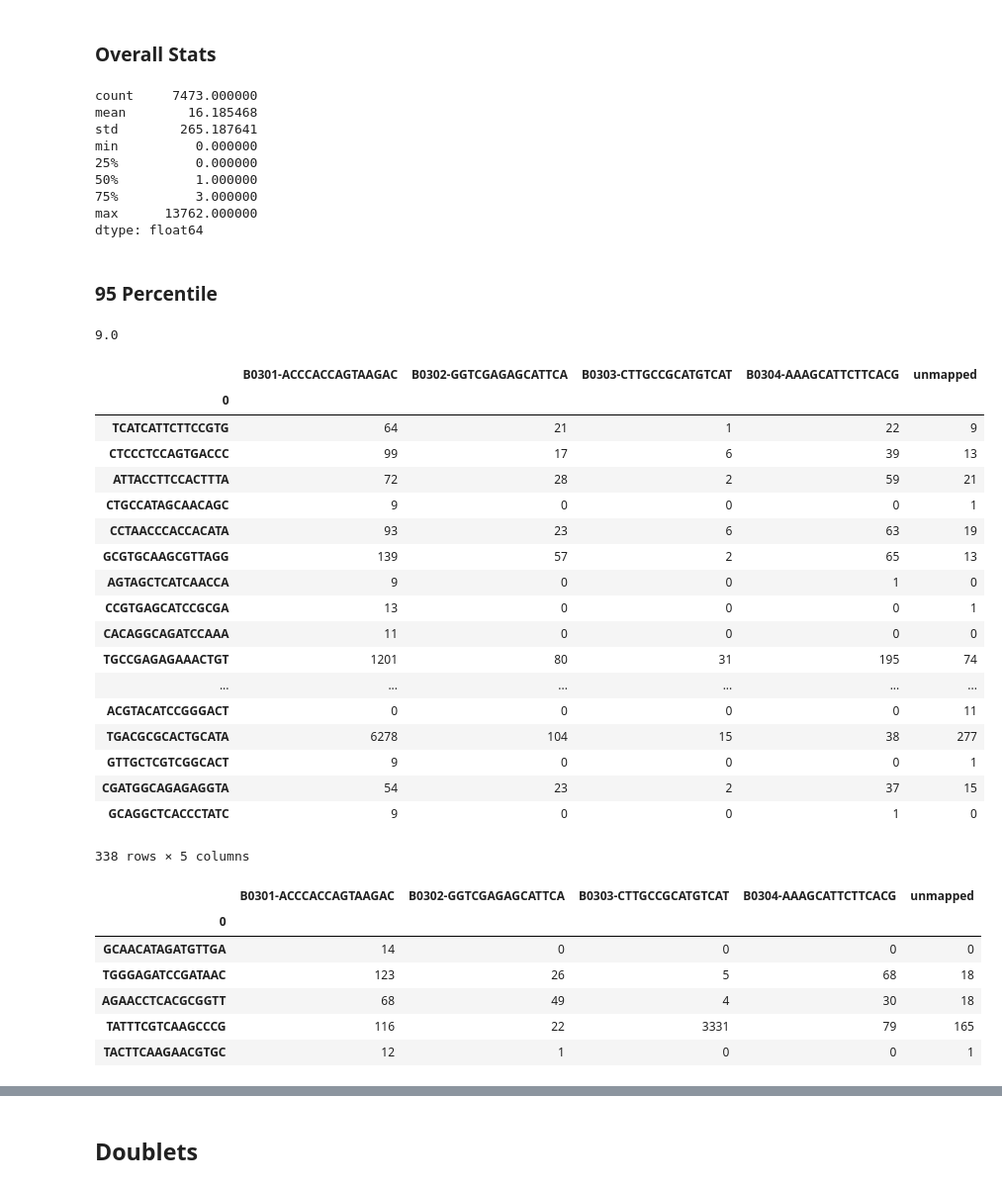
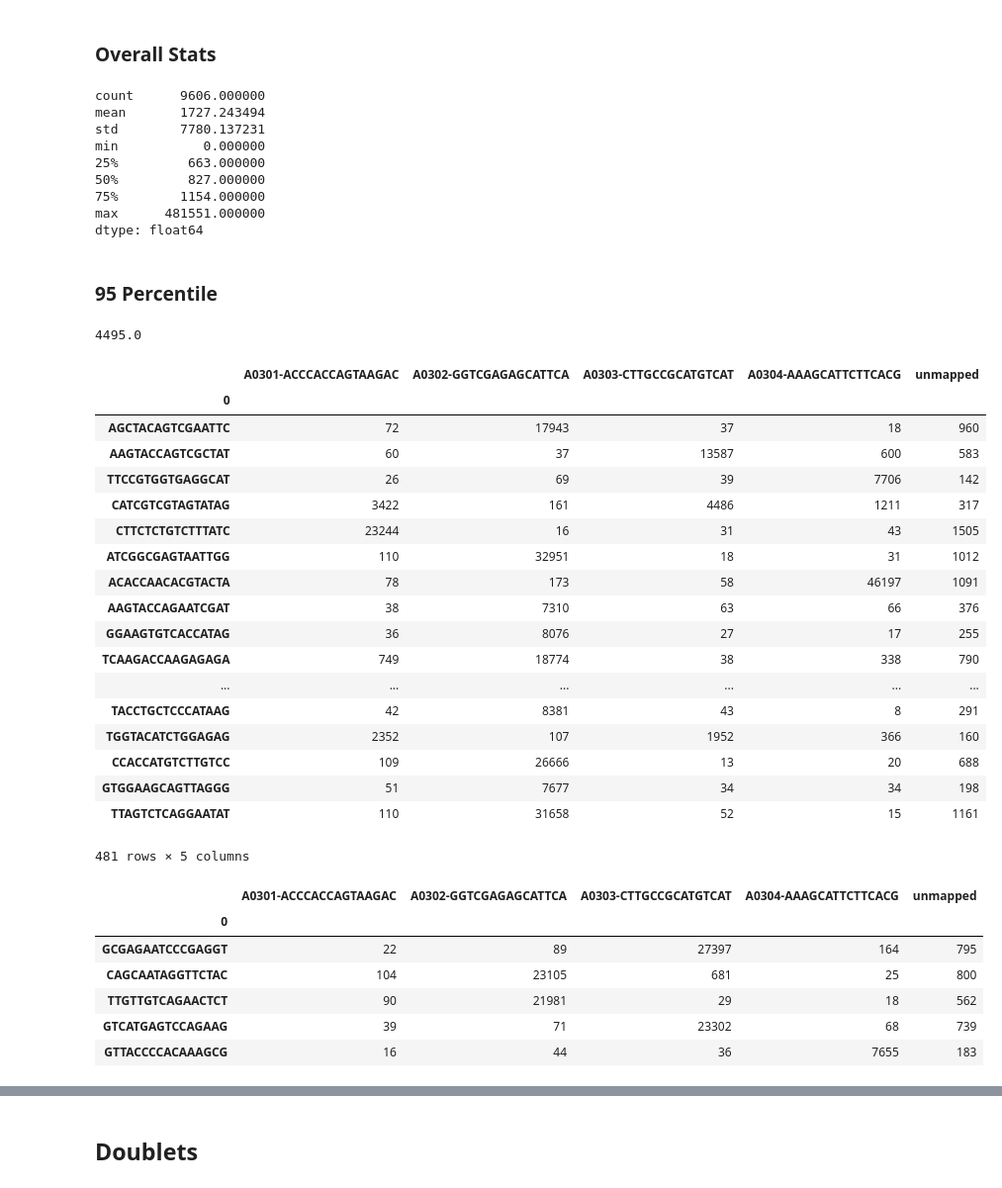
Before and after one commit to hisplan/sharp, a Jupyter notebook: manual-inspection/inspect.ipynb, the cells around one changed output, grey strips where cells are left out. Shown at 99% size. Saved outputs shown, nothing was run; the diff lists cells and outputs as text; code cells hidden in the pictures.

```diff
--- a/manual-inspection/inspect.ipynb
+++ b/manual-inspection/inspect.ipynb
@@ -5,8 +10,8 @@ import os
 ## Parameters
 # %%
 # this cell is tagged `parameters` and will be overridden by papermill
-sample_name = "1713_A_mScarlet_HTO"
-workflow_id = "af1fa66d-943c-4343-84c7-8d3f476f34c1"
+sample_name = "1626_BmTreg_HTO"
+workflow_id = "36f39f48-0503-4ab7-b8db-f2fd35a7f4fd"
 path_data = os.path.join("./data/", sample_name, workflow_id)
 # %% [markdown]
 ## Run Report
@@ -137,7 +142,7 @@ features = pd.read_csv(
     header=None
 )
 # %%
-df_demux = pd.DataFrame(
+df_reads = pd.DataFrame(
     mtx.T.todense(),
     index=barcodes[0],
     columns=features[0]
@@ -229,54 +236,54 @@ df_demux.loc[ df_class[ df_class.hashID == first_hashtag ].index ].sort_values(b
 # %% [markdown]
 ### Overall Stats
 # %%
-df_demux.sum(axis=1).sort_values(ascending=False).describe()
+df_reads.sum(axis=1).sort_values(ascending=False).describe()
 # %% [output]
-count     7473.000000
-mean        16.185468
-std        265.187641
-min          0.000000
-25%          0.000000
-50%          1.000000
-75%          3.000000
-max      13762.000000
+count      9606.000000
+mean       1727.243494
+std        7780.137231
+min           0.000000
+25%         663.000000
+50%         827.000000
+75%        1154.000000
+max      481551.000000
 dtype: float64
 # %% [markdown]
 ### 95 Percentile
 # %%
-percentile_95 = df_demux.sum(axis=1).describe(percentiles=[0.95])["95%"]
+percentile_95 = df_reads.sum(axis=1).describe(percentiles=[0.95])["95%"]
 percentile_95
 # %% [output]
-9.0
+4495.0
 # %%
-df_demux[ df_demux.sum(axis=1) > percentile_95 ]
+df_reads[ df_reads.sum(axis=1) > percentile_95 ]
 # %% [output]
-|  | B0301-ACCCACCAGTAAGAC | B0302-GGTCGAGAGCATTCA | B0303-CTTGCCGCATGTCAT | B0304-AAAGCATTCTTCACG | unmapped |
+|  | A0301-ACCCACCAGTAAGAC | A0302-GGTCGAGAGCATTCA | A0303-CTTGCCGCATGTCAT | A0304-AAAGCATTCTTCACG | unmapped |
 | 0 |  |  |  |  |  |
-| TCATCATTCTTCCGTG | 64 | 21 | 1 | 22 | 9 |
-| CTCCCTCCAGTGACCC | 99 | 17 | 6 | 39 | 13 |
-| ATTACCTTCCACTTTA | 72 | 28 | 2 | 59 | 21 |
-| CTGCCATAGCAACAGC | 9 | 0 | 0 | 0 | 1 |
-| CCTAACCCACCACATA | 93 | 23 | 6 | 63 | 19 |
-| GCGTGCAAGCGTTAGG | 139 | 57 | 2 | 65 | 13 |
-| AGTAGCTCATCAACCA | 9 | 0 | 0 | 1 | 0 |
-| CCGTGAGCATCCGCGA | 13 | 0 | 0 | 0 | 1 |
-| CACAGGCAGATCCAAA | 11 | 0 | 0 | 0 | 0 |
-| TGCCGAGAGAAACTGT | 1201 | 80 | 31 | 195 | 74 |
+| AGCTACAGTCGAATTC | 72 | 17943 | 37 | 18 | 960 |
+| AAGTACCAGTCGCTAT | 60 | 37 | 13587 | 600 | 583 |
+| TTCCGTGGTGAGGCAT | 26 | 69 | 39 | 7706 | 142 |
+| CATCGTCGTAGTATAG | 3422 | 161 | 4486 | 1211 | 317 |
+| CTTCTCTGTCTTTATC | 23244 | 16 | 31 | 43 | 1505 |
+| ATCGGCGAGTAATTGG | 110 | 32951 | 18 | 31 | 1012 |
+| ACACCAACACGTACTA | 78 | 173 | 58 | 46197 | 1091 |
+| AAGTACCAGAATCGAT | 38 | 7310 | 63 | 66 | 376 |
+| GGAAGTGTCACCATAG | 36 | 8076 | 27 | 17 | 255 |
+| TCAAGACCAAGAGAGA | 749 | 18774 | 38 | 338 | 790 |
 | ... | ... | ... | ... | ... | ... |
-| ACGTACATCCGGGACT | 0 | 0 | 0 | 0 | 11 |
-| TGACGCGCACTGCATA | 6278 | 104 | 15 | 38 | 277 |
-| GTTGCTCGTCGGCACT | 9 | 0 | 0 | 0 | 1 |
-| CGATGGCAGAGAGGTA | 54 | 23 | 2 | 37 | 15 |
-| GCAGGCTCACCCTATC | 9 | 0 | 0 | 1 | 0 |
+| TACCTGCTCCCATAAG | 42 | 8381 | 43 | 8 | 291 |
+| TGGTACATCTGGAGAG | 2352 | 107 | 1952 | 366 | 160 |
+| CCACCATGTCTTGTCC | 109 | 26666 | 13 | 20 | 688 |
+| GTGGAAGCAGTTAGGG | 51 | 7677 | 34 | 34 | 198 |
+| TTAGTCTCAGGAATAT | 110 | 31658 | 52 | 15 | 1161 |
-338 rows × 5 columns
+481 rows × 5 columns
 # %%
-df_demux[ df_demux.sum(axis=1) > percentile_95 ].sample(5, random_state=0)
+df_reads[ df_reads.sum(axis=1) > percentile_95 ].sample(5, random_state=0)
 # %% [output]
-|  | B0301-ACCCACCAGTAAGAC | B0302-GGTCGAGAGCATTCA | B0303-CTTGCCGCATGTCAT | B0304-AAAGCATTCTTCACG | unmapped |
+|  | A0301-ACCCACCAGTAAGAC | A0302-GGTCGAGAGCATTCA | A0303-CTTGCCGCATGTCAT | A0304-AAAGCATTCTTCACG | unmapped |
 | 0 |  |  |  |  |  |
-| GCAACATAGATGTTGA | 14 | 0 | 0 | 0 | 0 |
-| TGGGAGATCCGATAAC | 123 | 26 | 5 | 68 | 18 |
-| AGAACCTCACGCGGTT | 68 | 49 | 4 | 30 | 18 |
-| TATTTCGTCAAGCCCG | 116 | 22 | 3331 | 79 | 165 |
-| TACTTCAAGAACGTGC | 12 | 1 | 0 | 0 | 1 |
+| GCGAGAATCCCGAGGT | 22 | 89 | 27397 | 164 | 795 |
+| CAGCAATAGGTTCTAC | 104 | 23105 | 681 | 25 | 800 |
+| TTGTTGTCAGAACTCT | 90 | 21981 | 29 | 18 | 562 |
+| GTCATGAGTCCAGAAG | 39 | 71 | 23302 | 68 | 739 |
+| GTTACCCCACAAAGCG | 16 | 44 | 36 | 7655 | 183 |
 # %%
```
Also changed, not shown: parts of 40 cells of this notebook, 1 other file.
